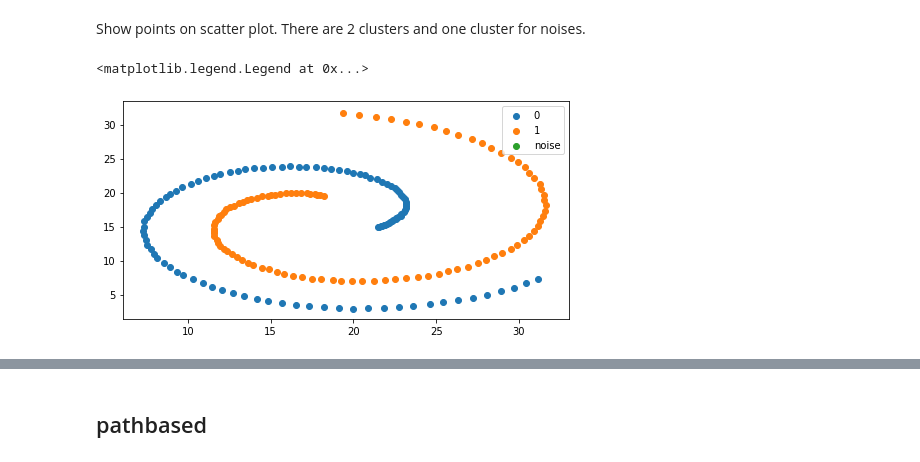
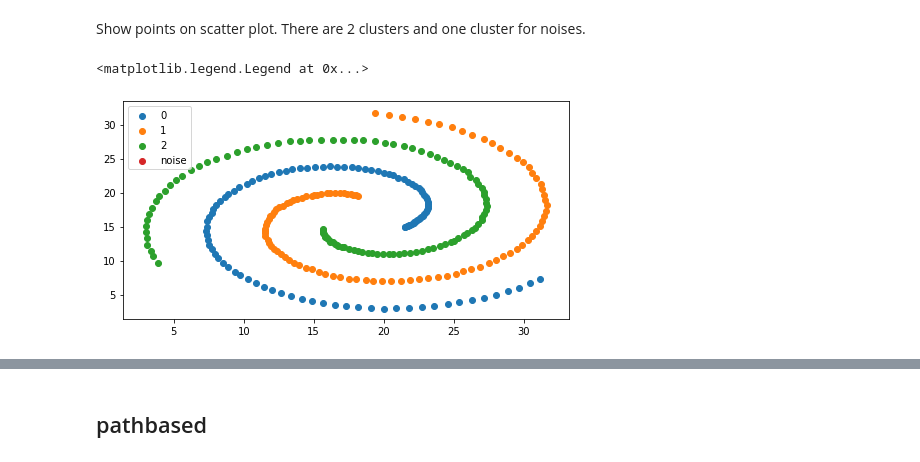
Before and after one commit to 9231058/ML-Homework, a Jupyter notebook: HW-4/p5/P5.ipynb, the cells around one changed output, grey strips where cells are left out. Cells and saved outputs as stored; diff of their text form; code cells hidden in the pictures.

```diff
--- a/HW-4/p5/P5.ipynb
+++ b/HW-4/p5/P5.ipynb
@@ -18,17 +22,17 @@ Show points on scatter plot. There are 2 clusters and one cluster for noises.
 # %%
 import matplotlib.pyplot as plt
 
 fig, ax = plt.subplots(figsize=(8, 4))
 
-for cl in range(db.label):
+for cl in range(db.label + 1):
     cluster = X[db._labels == cl]
     ax.scatter(cluster[:,0], cluster[:,1], label=cl)
 noise = X[db._labels == -1]
 ax.scatter(noise[:,0], noise[:,1], label='noise')
 ax.legend()
 # %% [output]
 <matplotlib.legend.Legend at 0x...>
-[figure, old version]
+[figure, new version]
 # %%
 from sklearn.metrics import v_measure_score
 
```
Also changed, not shown: parts of 5 cells of this notebook, 2 other files.
